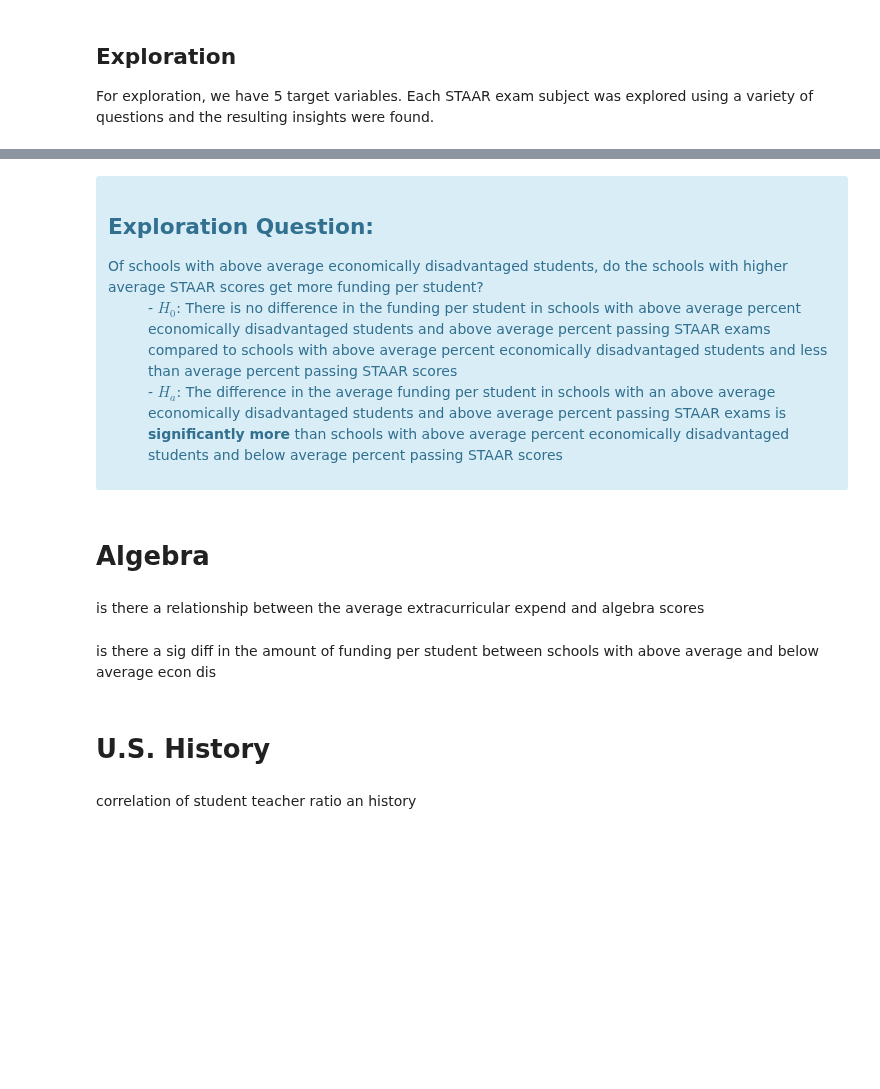
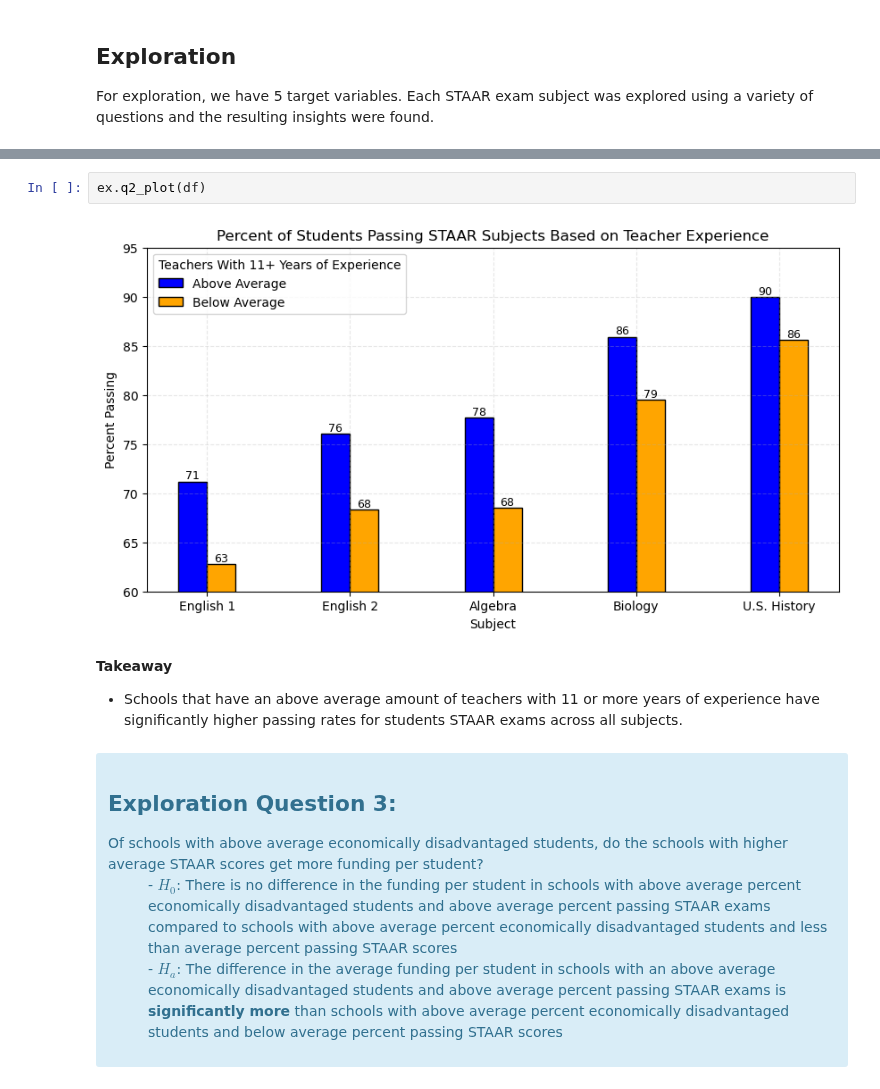
Before and after one commit to college-readiness-preds/capstone_readiness, a Jupyter notebook: stephen_folder/final_notebook.ipynb, the cells around one changed output, grey strips where cells are left out. Saved outputs shown, nothing was run; the diff lists cells and outputs as text; blank space fills up the shorter version.

```diff
--- a/stephen_folder/final_notebook.ipynb
+++ b/stephen_folder/final_notebook.ipynb
@@ -96,7 +123,14 @@ english 1, 2, biology
+# %%
+ex.q2_plot(df)
+# %% [output]
+[figure, added]
+# %% [markdown]
+**Takeaway**
+* Schools that have an above average amount of teachers with 11 or more years of experience have significantly higher passing rates for students STAAR exams across all subjects.
 # %% [markdown]
 <div class="alert alert-info">
     <header>
-    <h2>Exploration Question:</h2>
+    <h2>Exploration Question 3:</h2>
     </header>
     <dl>
         <dt>Of schools with above average economically disadvantaged students, do the schools with higher average STAAR scores get more funding per student?</dt>
@@ -104,13 +138,3 @@ english 1, 2, biology
         <dd>- $H_a$: The difference in the average funding per student in schools with an above average economically disadvantaged students and above average percent passing STAAR exams is <strong>significantly more</strong> than schools with above average percent economically disadvantaged students and below average percent passing STAAR scores</dd>
     </dl>
 </div>
-# %% [markdown]
-# Algebra
-# %% [markdown]
-is there a relationship between the average extracurricular expend and algebra scores
-# %% [markdown]
-is there a sig diff in the amount of funding per student between schools with above average and below average econ dis
-# %% [markdown]
-# U.S. History
-# %% [markdown]
-correlation of student teacher ratio an history
```
Also changed, not shown: parts of 29 cells of this notebook, 1 other file.
